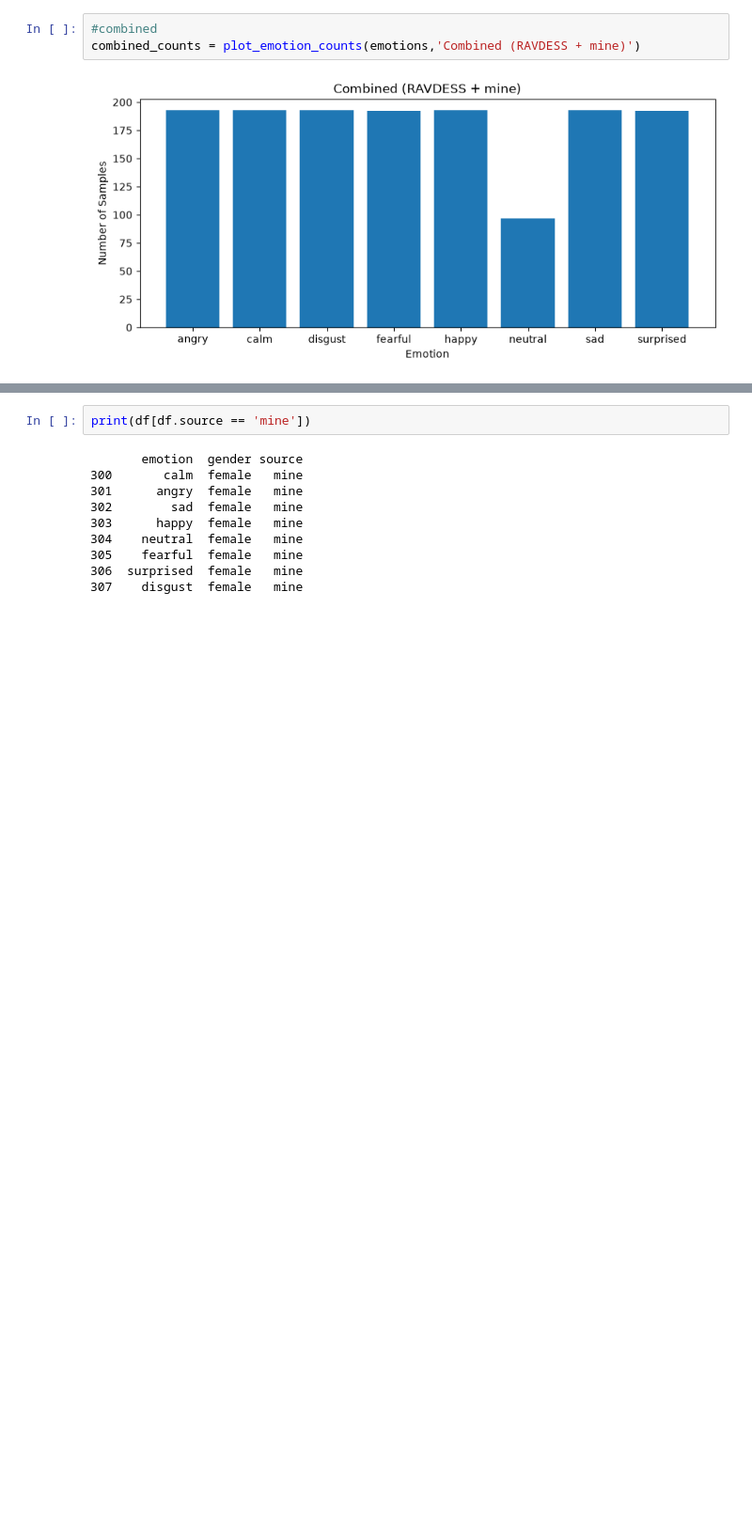
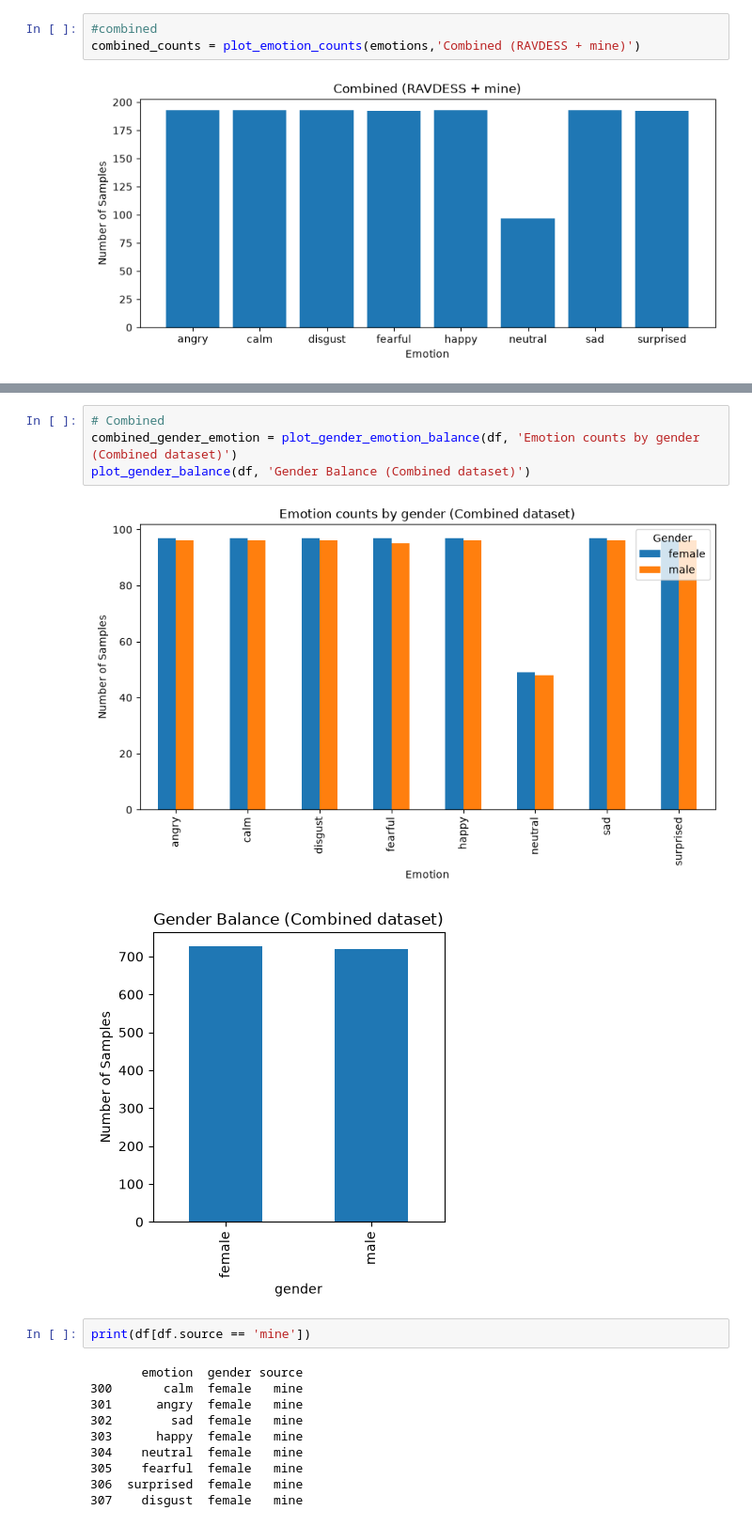
Before and after one commit to aleeza-ahmed/Week2-DataPreprocessing, a Jupyter notebook: Week 2.ipynb, the cells around one changed output, grey strips where cells are left out. Shown at 94% size. Saved outputs shown, nothing was run; the diff lists cells and outputs as text; blank space fills up the shorter version.

```diff
--- a/Week 2.ipynb
+++ b/Week 2.ipynb
@@ -818,3 +826,10 @@ plt.show()
+# %%
+# Combined
+combined_gender_emotion = plot_gender_emotion_balance(df, 'Emotion counts by gender (Combined dataset)')
+plot_gender_balance(df, 'Gender Balance (Combined dataset)')
+# %% [output]
+[figure, added]
+[figure, added]
 # %%
 print(df[df.source == 'mine'])
 # %% [output]
```
Also changed, not shown: parts of 5 cells of this notebook.
